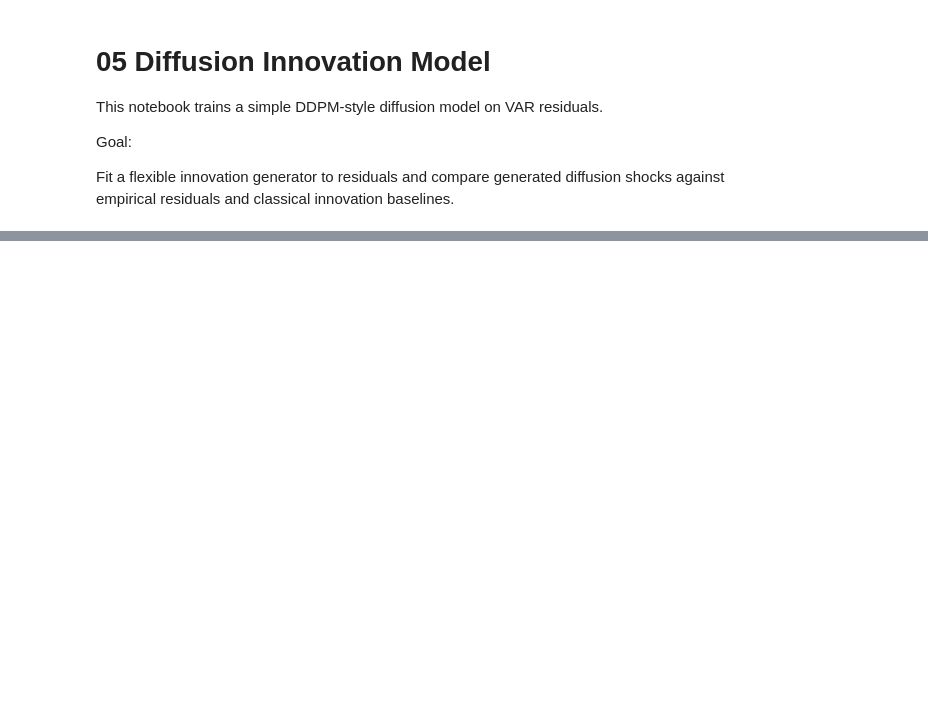
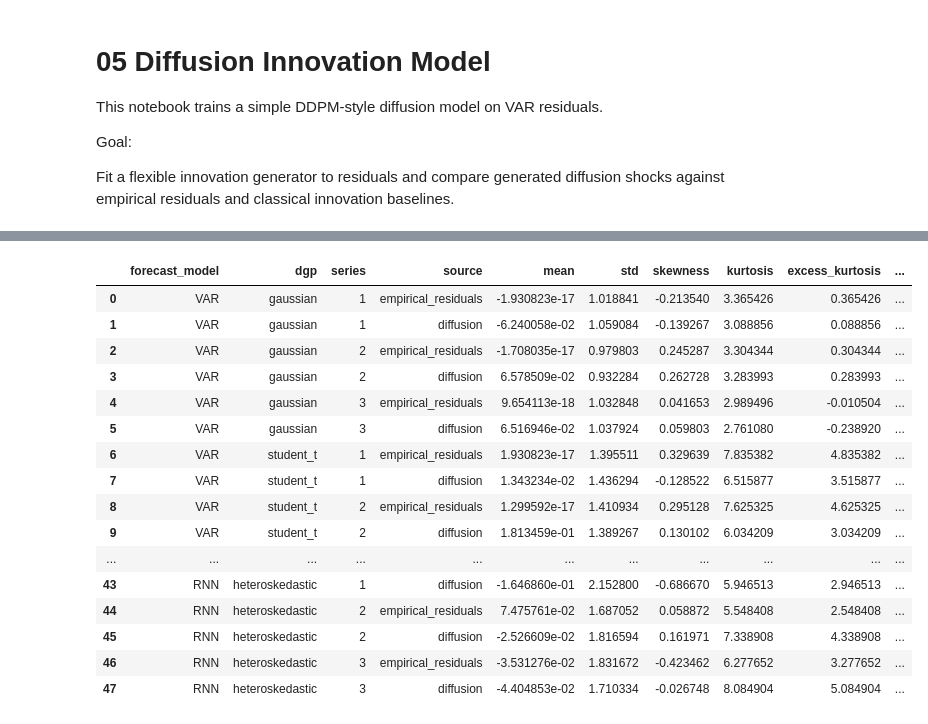
Before and after one commit to JonathanMa03/innovative-droBVAR, a Jupyter notebook: notebooks/05_diffusion.ipynb, the cells around one changed output, grey strips where cells are left out. Saved outputs shown, nothing was run; the diff lists cells and outputs as text; code cells hidden in the pictures; blank space fills up the shorter version.

```diff
--- a/notebooks/05_diffusion.ipynb
+++ b/notebooks/05_diffusion.ipynb
@@ -424,0 +155,33 @@ quantile_df
+# %%
+from src.api.innovations import diffusion_diagnostics_table
+diffusion_diag_df = diffusion_diagnostics_table(
+    residual_store=residual_store,
+    diffusion_samples=diffusion_samples,
+    forecast_models=forecast_models,
+    dgp_names=dgp_names,
+)
+
+save_table(
+    diffusion_diag_df,
+    dirs["tables"] / "diffusion_diagnostics_by_series.csv",
+)
+
+diffusion_diag_df
+# %% [output]
+|  | forecast_model | dgp | series | source | mean | std | skewness | kurtosis | excess_kurtosis | ... |
+| 0 | VAR | gaussian | 1 | empirical_residuals | -1.930823e-17 | 1.018841 | -0.213540 | 3.365426 | 0.365426 | ... |
+| 1 | VAR | gaussian | 1 | diffusion | -6.240058e-02 | 1.059084 | -0.139267 | 3.088856 | 0.088856 | ... |
+| 2 | VAR | gaussian | 2 | empirical_residuals | -1.708035e-17 | 0.979803 | 0.245287 | 3.304344 | 0.304344 | ... |
+| 3 | VAR | gaussian | 2 | diffusion | 6.578509e-02 | 0.932284 | 0.262728 | 3.283993 | 0.283993 | ... |
+| 4 | VAR | gaussian | 3 | empirical_residuals | 9.654113e-18 | 1.032848 | 0.041653 | 2.989496 | -0.010504 | ... |
+| 5 | VAR | gaussian | 3 | diffusion | 6.516946e-02 | 1.037924 | 0.059803 | 2.761080 | -0.238920 | ... |
+| 6 | VAR | student_t | 1 | empirical_residuals | 1.930823e-17 | 1.395511 | 0.329639 | 7.835382 | 4.835382 | ... |
+| 7 | VAR | student_t | 1 | diffusion | 1.343234e-02 | 1.436294 | -0.128522 | 6.515877 | 3.515877 | ... |
+| 8 | VAR | student_t | 2 | empirical_residuals | 1.299592e-17 | 1.410934 | 0.295128 | 7.625325 | 4.625325 | ... |
+| 9 | VAR | student_t | 2 | diffusion | 1.813459e-01 | 1.389267 | 0.130102 | 6.034209 | 3.034209 | ... |
+| ... | ... | ... | ... | ... | ... | ... | ... | ... | ... | ... |
+| 43 | RNN | heteroskedastic | 1 | diffusion | -1.646860e-01 | 2.152800 | -0.686670 | 5.946513 | 2.946513 | ... |
+| 44 | RNN | heteroskedastic | 2 | empirical_residuals | 7.475761e-02 | 1.687052 | 0.058872 | 5.548408 | 2.548408 | ... |
+| 45 | RNN | heteroskedastic | 2 | diffusion | -2.526609e-02 | 1.816594 | 0.161971 | 7.338908 | 4.338908 | ... |
+| 46 | RNN | heteroskedastic | 3 | empirical_residuals | -3.531276e-02 | 1.831672 | -0.423462 | 6.277652 | 3.277652 | ... |
+| 47 | RNN | heteroskedastic | 3 | diffusion | -4.404853e-02 | 1.710334 | -0.026748 | 8.084904 | 5.084904 | ... |
```
Also changed, not shown: parts of 19 cells of this notebook, 8 other files.
